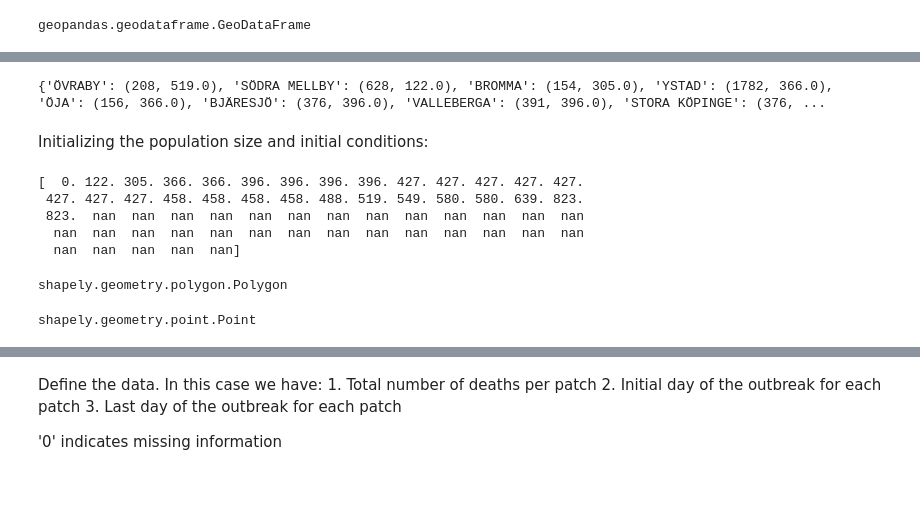
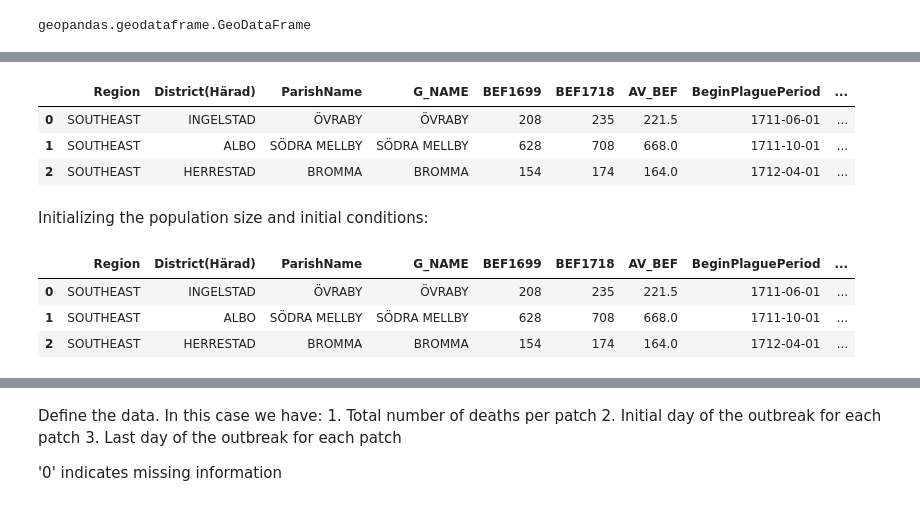
Before and after one commit to polislizarralde/PythonMathematicalModeling, a Jupyter notebook: docs/PlagueProject/FittingSeasonMetapopModelPlague.ipynb, the cells around one changed output, grey strips where cells are left out. Cells and saved outputs as stored; diff of their text form; code cells hidden in the pictures.

```diff
--- a/docs/PlagueProject/FittingSeasonMetapopModelPlague.ipynb
+++ b/docs/PlagueProject/FittingSeasonMetapopModelPlague.ipynb
@@ -63,8 +51,4 @@ southeastScania.head(10)
 # %%
-import math
-from datetime import datetime, timedelta
-
-
 def begin_days_between(d1, d2):
     if (type(d1) == float and math.isnan(d1)) or \
        (type(d2) == float and math.isnan(d2)):
@@ -77,18 +61,14 @@ def end_days_between(d1, d2):
         return None
     # Create first day of the first month
     first_day_d1 = datetime(d1.year, d1.month, 1)
-
     # Create last day of the second month
-    last_day_d2 = datetime(d2.year, d2.month + 1, 1) - timedelta(days=1)
+    if d2.month == 12:
+        last_day_d2 = datetime(d2.year + 1, 1, 1) - timedelta(days=1)
+    else:
+        last_day_d2 = datetime(d2.year, d2.month + 1, 1) - timedelta(days=1)
 
     return abs((last_day_d2 - first_day_d1).days)
 
-
-# Example usage:
-d1 = datetime(2022, 1, 15)
-d2 = datetime(2022, 3, 20)
-result = end_days_between(d1, d2)
-print(result)  # Output: 88
 
 # Create a new column called "BeginDaysPlague"
 southeastScania["BeginDaysPlague"] = southeastScania.apply(
@@ -97,12 +77,5 @@ southeastScania["BeginDaysPlague"] = southeastScania.apply(
 )
 
 # Create a new column called "EndDaysPlague"
-# southeastScania["EndDaysPlague"] = southeastScania.apply(lambda row: end_days_between(
-#     southeastScania["BeginPlaguePeriod"].iloc[0], row["EndPlaguePeriod"]), axis=1)
-print(southeastScania["BeginPlaguePeriod"].iloc[0])
-print(southeastScania["EndPlaguePeriod"].iloc[0])
-
-end_days_between(southeastScania["BeginPlaguePeriod"].iloc[0],
-                 southeastScania["EndPlaguePeriod"].iloc[0])
-end_days_between(southeastScania["BeginPlaguePeriod"].iloc[0],
-                 southeastScania["EndPlaguePeriod"].iloc[1])
+southeastScania['EndPDaysPeriod'] = southeastScania.apply(lambda row: end_days_between(
+    southeastScania['BeginPlaguePeriod'].iloc[0], row['EndPlaguePeriod']) if pd.notna(row['EndPlaguePeriod']) else None, axis=1)
@@ -114,26 +82,13 @@ end_days_between(southeastScania["BeginPlaguePeriod"].iloc[0],
+# %%
+southeastScania.head(3)
+# %% [output]
+|  | Region | District(Härad) | ParishName | G_NAME | BEF1699 | BEF1718 | AV_BEF | BeginPlaguePeriod | ... |
+| 0 | SOUTHEAST | INGELSTAD | ÖVRABY | ÖVRABY | 208 | 235 | 221.5 | 1711-06-01 | ... |
+| 1 | SOUTHEAST | ALBO | SÖDRA MELLBY | SÖDRA MELLBY | 628 | 708 | 668.0 | 1711-10-01 | ... |
+| 2 | SOUTHEAST | HERRESTAD | BROMMA | BROMMA | 154 | 174 | 164.0 | 1712-04-01 | ... |
 # %%
 # Create a dictionary using 'column1' as keys and 'column2' as values
-result_dict = {key: (value1, value2) for key, value1, value2 in zip(
-    southeastScania['ParishName'], southeastScania['BEF1699'], southeastScania['BeginDaysPlague'])}
-print(result_dict)
+result_dict = {key: (value1, value2, value3) for key, value1, value2, value3 in zip(
+    southeastScania['ParishName'], southeastScania['BEF1699'], southeastScania['BeginDaysPlague'], southeastScania['EndPDaysPeriod'])}
-# %% [output]
-{'ÖVRABY': (208, 519.0), 'SÖDRA MELLBY': (628, 122.0), 'BROMMA': (154, 305.0), 'YSTAD': (1782, 366.0), 'ÖJA': (156, 366.0), 'BJÄRESJÖ': (376, 396.0), 'VALLEBERGA': (391, 396.0), 'STORA KÖPINGE': (376, ...
 # %% [markdown]
 Initializing the population size and initial conditions:
-# %%
-patchNames = southeastScania['ParishName'].values
-n = len(patchNames)
-N = southeastScania['BEF1699'].values
-totalDeathsByParish = southeastScania['VictimsNumber'].values
-beginPlagueByParish = southeastScania['BeginDaysPlague'].values
-print(beginPlagueByParish)
-# %% [output]
-[  0. 122. 305. 366. 366. 396. 396. 396. 396. 427. 427. 427. 427. 427.
- 427. 427. 427. 458. 458. 458. 458. 488. 519. 549. 580. 580. 639. 823.
- 823.  nan  nan  nan  nan  nan  nan  nan  nan  nan  nan  nan  nan  nan
-  nan  nan  nan  nan  nan  nan  nan  nan  nan  nan  nan  nan  nan  nan
-  nan  nan  nan  nan  nan]
-# %%
-type(southeastScania['geometry'][0])
-# %% [output]
-shapely.geometry.polygon.Polygon
@@ -140,6 +116,8 @@ shapely.geometry.polygon.Polygon
 # %%
 southeastScania = get_centroid(southeastScania)
+southeastScania.head(3)
+# %% [output]
+|  | Region | District(Härad) | ParishName | G_NAME | BEF1699 | BEF1718 | AV_BEF | BeginPlaguePeriod | ... |
+| 0 | SOUTHEAST | INGELSTAD | ÖVRABY | ÖVRABY | 208 | 235 | 221.5 | 1711-06-01 | ... |
+| 1 | SOUTHEAST | ALBO | SÖDRA MELLBY | SÖDRA MELLBY | 628 | 708 | 668.0 | 1711-10-01 | ... |
+| 2 | SOUTHEAST | HERRESTAD | BROMMA | BROMMA | 154 | 174 | 164.0 | 1712-04-01 | ... |
-# %%
-type(southeastScania['centroid'][0])
-# %% [output]
-shapely.geometry.point.Point
```
Also changed, not shown: parts of 8 cells of this notebook, 1 other file.
